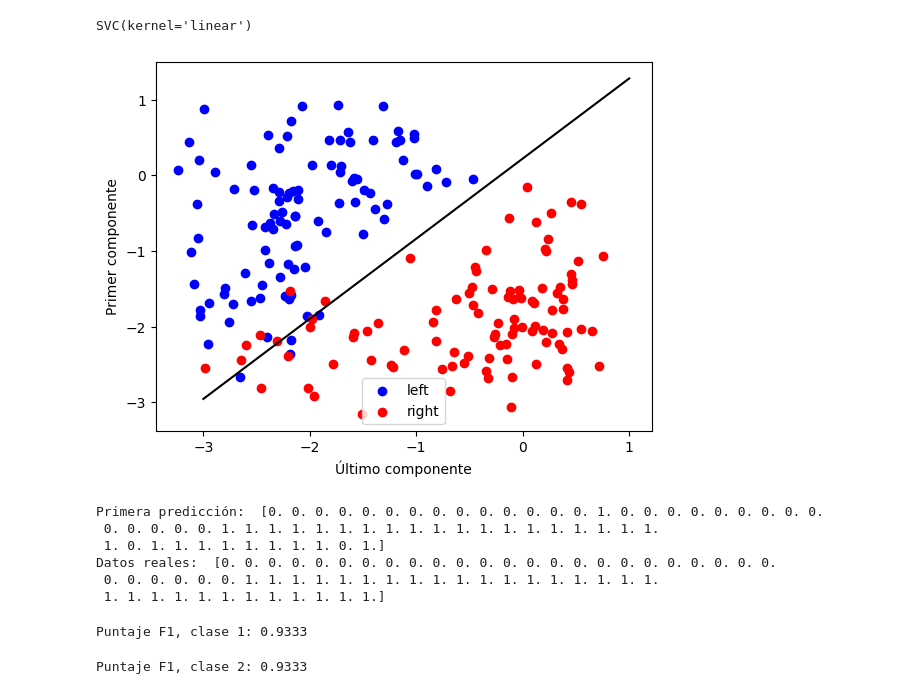
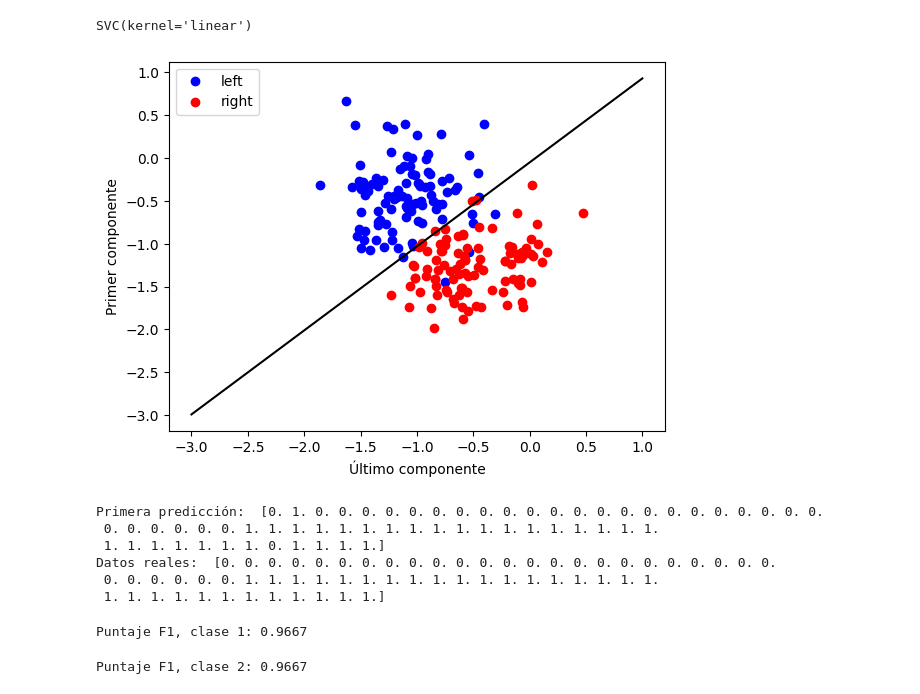
Before and after one commit to OmarAlejandroLinares/Signal-Processing-for-motor-imagery-BCI, a Jupyter notebook: lectura.ipynb, the cells around one changed output. Drawn from its saved outputs; the diff is of its cells as text; code cells hidden in the pictures.

```diff
--- a/lectura.ipynb
+++ b/lectura.ipynb
@@ -24,7 +24,7 @@ from importar_dataset import *
 Se eliminan los usuarios ds1a y ds1f porque utilizan un brazo y un pie como clases
 # %%
 # Cargado el archivo mat
-m = leer("BCICIV_1_mat\BCICIV_calib_ds1g.mat")
+m = leer("BCICIV_1_mat\BCICIV_calib_ds1d.mat")
 
 # Extracción del estudio
 EEG = m['cnt'].T
@@ -951,7 +951,7 @@ modelo.fit(x_train,y_train)
 # %% [output]
 SVC(kernel='linear')
 # %%
-def plot_scatter(one, two):
+def svm_plot_scatter(one, two):
     plt.figure()
     plt.scatter(one[0,:], one[-1,:], color='b')
     plt.scatter(two[0,:], two[-1,:], color='r')
@@ -970,17 +970,17 @@ def plot_scatter(one, two):
     # Plotting a red hyperplane
     plt.plot(x_points, y_points, c='k');
 # %%
-plot_scatter(trials_logvar[cl1], trials_logvar[cl2])
+svm_plot_scatter(trials_logvar[cl1], trials_logvar[cl2])
 # %% [output]
-[figure, old version]
+[figure, new version]
 # %%
 yf= modelo.predict(x_test)
 print("Primera predicción: ",yf)
 print("Datos reales: ",y_test)
 # %% [output]
-Primera predicción:  [0. 0. 0. 0. 0. 0. 0. 0. 0. 0. 0. 0. 0. 0. 1. 0. 0. 0. 0. 0. 0. 0. 0. 0.
- 0. 0. 0. 0. 0. 1. 1. 1. 1. 1. 1. 1. 1. 1. 1. 1. 1. 1. 1. 1. 1. 1. 1. 1.
- 1. 0. 1. 1. 1. 1. 1. 1. 1. 1. 0. 1.]
+Primera predicción:  [0. 1. 0. 0. 0. 0. 0. 0. 0. 0. 0. 0. 0. 0. 0. 0. 0. 0. 0. 0. 0. 0. 0. 0.
+ 0. 0. 0. 0. 0. 0. 1. 1. 1. 1. 1. 1. 1. 1. 1. 1. 1. 1. 1. 1. 1. 1. 1. 1.
+ 1. 1. 1. 1. 1. 1. 1. 0. 1. 1. 1. 1.]
 Datos reales:  [0. 0. 0. 0. 0. 0. 0. 0. 0. 0. 0. 0. 0. 0. 0. 0. 0. 0. 0. 0. 0. 0. 0. 0.
  0. 0. 0. 0. 0. 0. 1. 1. 1. 1. 1. 1. 1. 1. 1. 1. 1. 1. 1. 1. 1. 1. 1. 1.
  1. 1. 1. 1. 1. 1. 1. 1. 1. 1. 1. 1.]
@@ -990,11 +990,11 @@ from sklearn.metrics import f1_score
 # %%
 print("Puntaje F1, clase 1: %.4f" % f1_score(y_test, yf, pos_label=0))
 # %% [output]
-Puntaje F1, clase 1: 0.9333
+Puntaje F1, clase 1: 0.9667
 # %%
 print("Puntaje F1, clase 2: %.4f" % f1_score(y_test, yf, pos_label=1))
 # %% [output]
-Puntaje F1, clase 2: 0.9333
+Puntaje F1, clase 2: 0.9667
 # %%
 # Evaluación del modelo con Índice de Jaccard
 from sklearn.metrics import jaccard_score
```
Also changed, not shown: parts of 32 cells of this notebook, 2 other files.
